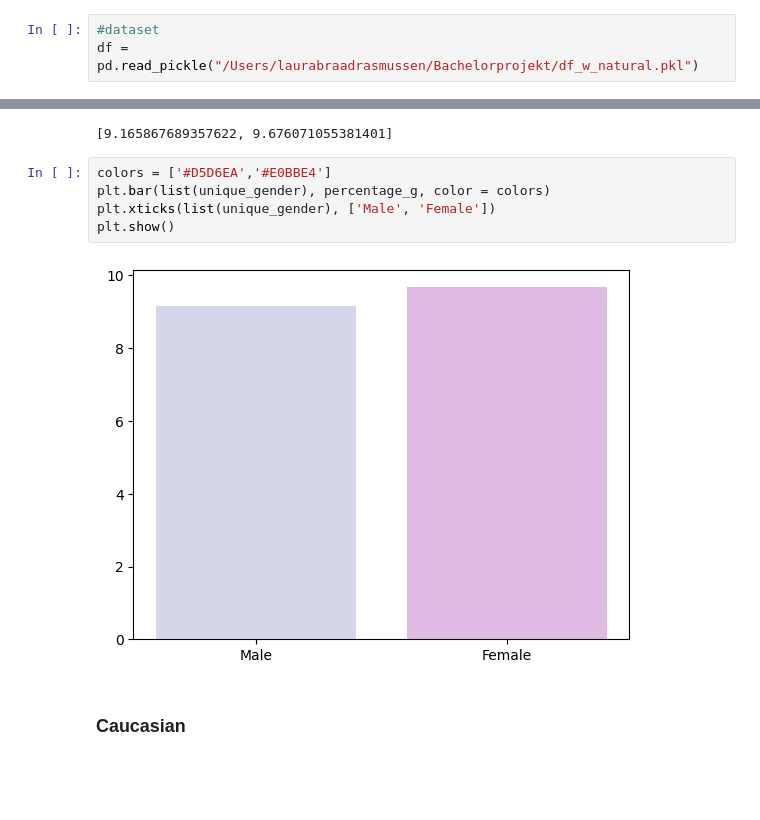
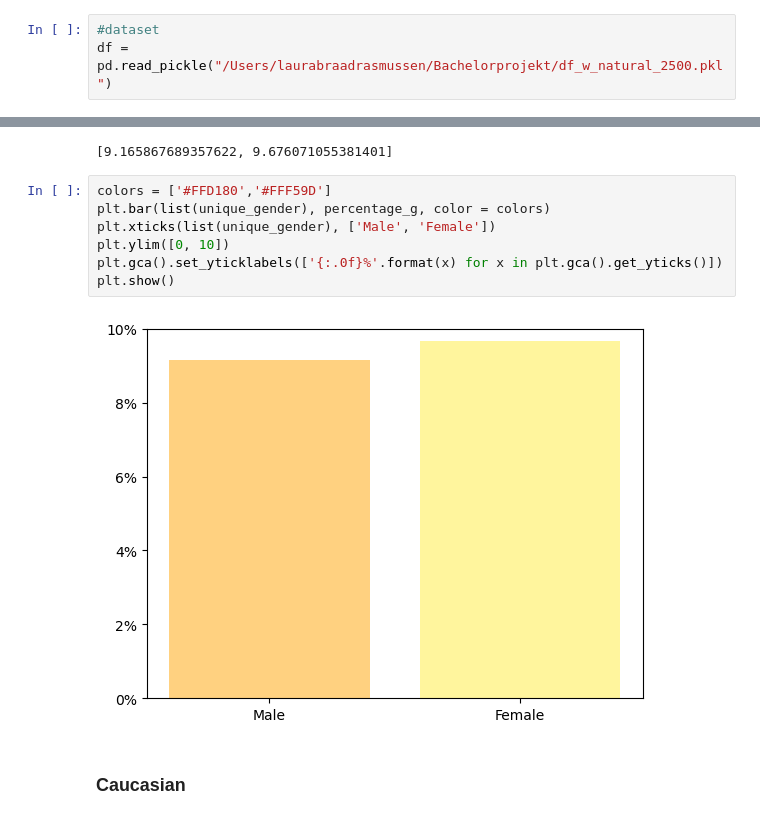
Before and after one commit to Tenna18/Fairness_of_ML, a Jupyter notebook: Facedetection_HaarCascade_Natural.ipynb, the cells around one changed output, grey strips where cells are left out. Drawn from its saved outputs; the diff is of its cells as text; blank space fills up the shorter version.

Commit message:
Added batches and new plots

```diff
--- a/Facedetection_HaarCascade_Natural.ipynb
+++ b/Facedetection_HaarCascade_Natural.ipynb
@@ -22,4 +22,4 @@ warnings.filterwarnings('ignore')
 cascade_face_detector = cv2.CascadeClassifier('/Users/laurabraadrasmussen/Bachelorprojekt/haarcascade_frontalface_default.xml')
 # %%
 #dataset
-df = pd.read_pickle("/Users/laurabraadrasmussen/Bachelorprojekt/df_w_natural.pkl")
+df = pd.read_pickle("/Users/laurabraadrasmussen/Bachelorprojekt/df_w_natural_2500.pkl")
@@ -286,12 +295,14 @@ percentage_g
 # %% [output]
 [9.165867689357622, 9.676071055381401]
 # %%
-colors = ['#D5D6EA','#E0BBE4']
+colors = ['#FFD180','#FFF59D']
 plt.bar(list(unique_gender), percentage_g, color = colors)
 plt.xticks(list(unique_gender), ['Male', 'Female'])
+plt.ylim([0, 10])
+plt.gca().set_yticklabels(['{:.0f}%'.format(x) for x in plt.gca().get_yticks()])
 plt.show()
 # %% [output]
-[figure, old version]
+[figure, new version]
 # %% [markdown]
 ### Caucasian
 # %%
```
Also changed, not shown: parts of 13 cells of this notebook, 2 other files.
